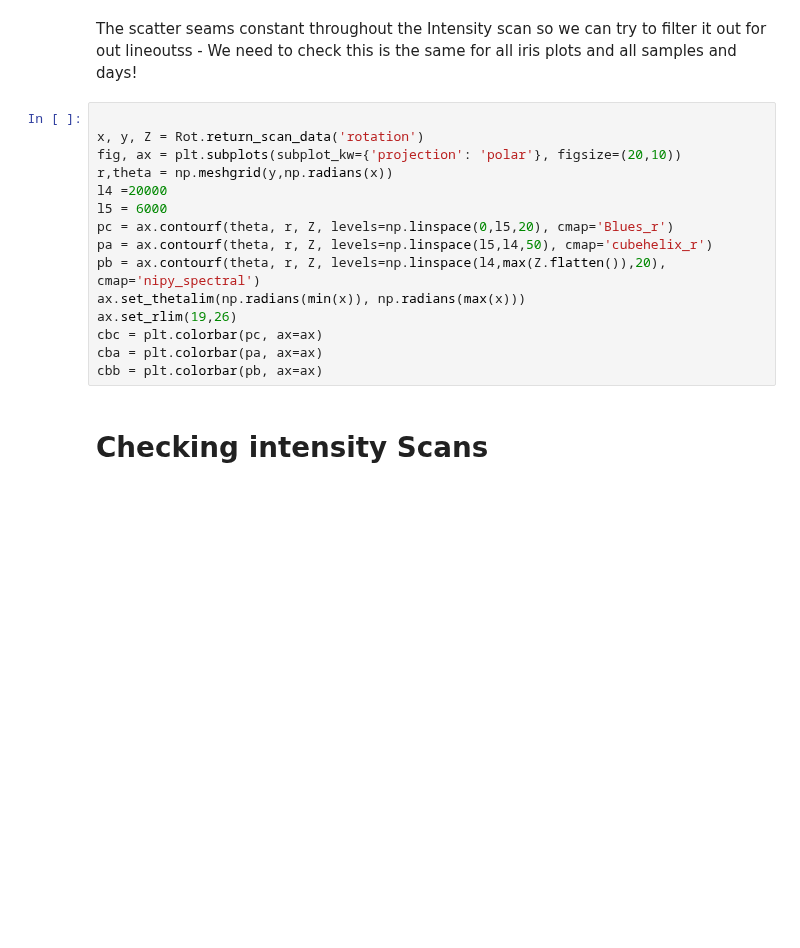
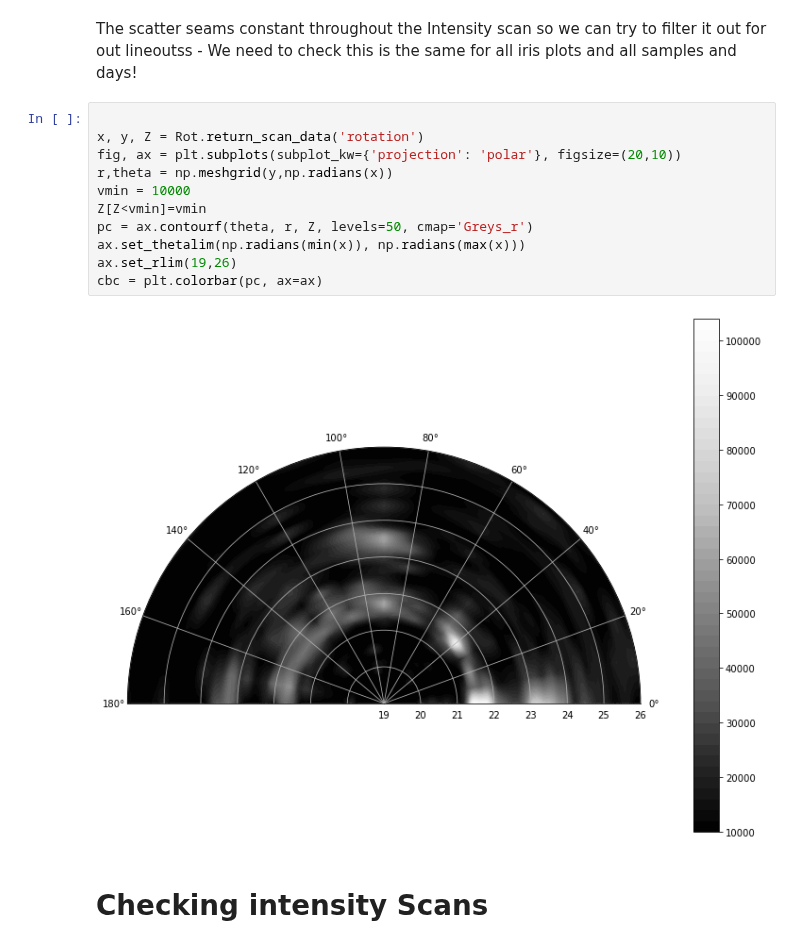
Before and after one commit to KasiaKoo/Artemis_Jan22, a Jupyter notebook: MgO_1800nm.ipynb, the cells around one changed output. Cells and saved outputs as stored; diff of their text form; blank space fills up the shorter version.

```diff
--- a/MgO_1800nm.ipynb
+++ b/MgO_1800nm.ipynb
@@ -126,18 +141,16 @@ The scatter seams constant throughout the Intensity scan so we can try to filter
 # %%
 
 x, y, Z = Rot.return_scan_data('rotation')
 fig, ax = plt.subplots(subplot_kw={'projection': 'polar'}, figsize=(20,10))
 r,theta = np.meshgrid(y,np.radians(x))
-l4 =20000
-l5 = 6000
-pc = ax.contourf(theta, r, Z, levels=np.linspace(0,l5,20), cmap='Blues_r')
-pa = ax.contourf(theta, r, Z, levels=np.linspace(l5,l4,50), cmap='cubehelix_r')
-pb = ax.contourf(theta, r, Z, levels=np.linspace(l4,max(Z.flatten()),20), cmap='nipy_spectral')
+vmin = 10000
+Z[Z<vmin]=vmin
+pc = ax.contourf(theta, r, Z, levels=50, cmap='Greys_r')
 ax.set_thetalim(np.radians(min(x)), np.radians(max(x)))
 ax.set_rlim(19,26)
 cbc = plt.colorbar(pc, ax=ax)
-cba = plt.colorbar(pa, ax=ax)
-cbb = plt.colorbar(pb, ax=ax)
+# %% [output]
+[figure, added]
 # %% [markdown]
 # Checking intensity Scans
 # %%
```
Also changed, not shown: parts of 17 cells of this notebook, 4 other files.
